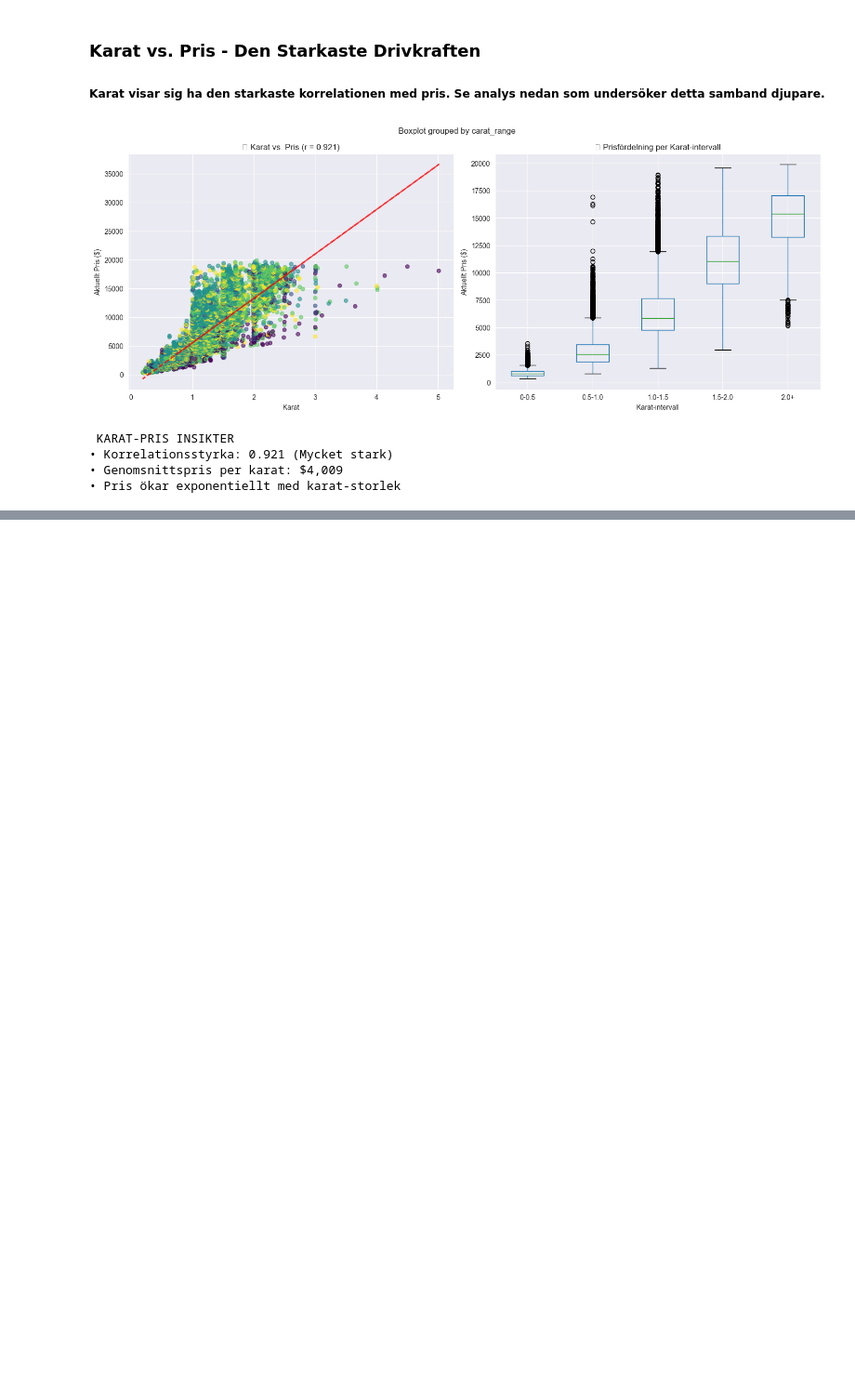
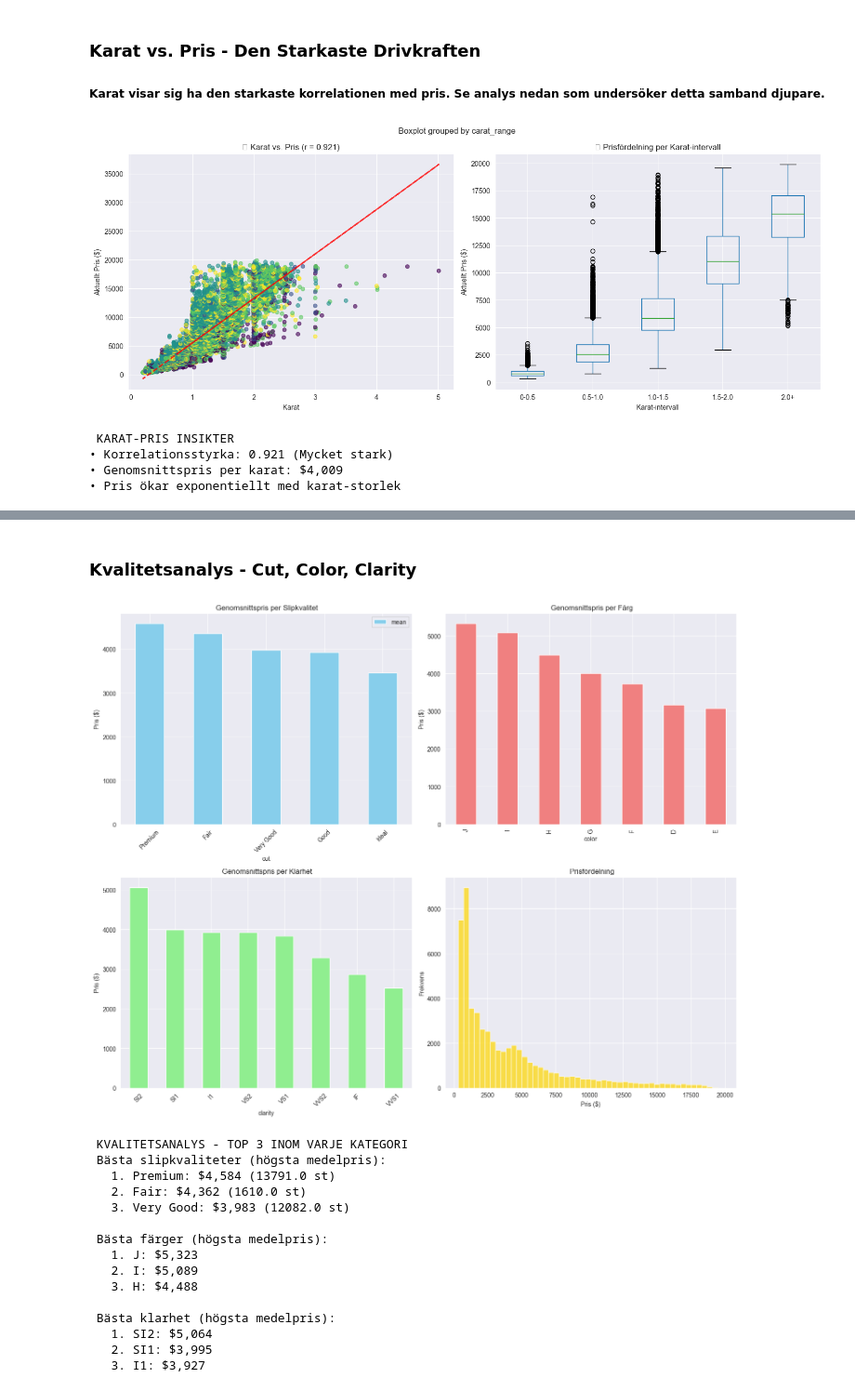
Before and after one commit to ShabanSulejmani/python_kunskapskontroll, a Jupyter notebook: del_2/Del_2_Guldfynd.ipynb, the cells around one changed output, grey strips where cells are left out. Shown at 93% size. Saved outputs shown, nothing was run; the diff lists cells and outputs as text; code cells hidden in the pictures; blank space fills up the shorter version.

```diff
--- a/del_2/Del_2_Guldfynd.ipynb
+++ b/del_2/Del_2_Guldfynd.ipynb
@@ -316,0 +375,66 @@ print(f"• Pris ökar exponentiellt med karat-storlek")
+# %% [markdown]
+### Kvalitetsanalys - Cut, Color, Clarity
+# %%
+# Analysera kvalitetsfaktorer
+fig, axes = plt.subplots(2, 2, figsize=(15, 12))
+
+# Cut analysis
+cut_analysis = df.groupby('cut')['current_price'].agg(['mean', 'count']).sort_values('mean', ascending=False)
+cut_analysis.plot(kind='bar', y='mean', ax=axes[0,0], color='skyblue')
+axes[0,0].set_title(' Genomsnittspris per Slipkvalitet')
+axes[0,0].set_ylabel('Pris ($)')
+axes[0,0].tick_params(axis='x', rotation=45)
+
+# Color analysis
+color_analysis = df.groupby('color')['current_price'].mean().sort_values(ascending=False)
+color_analysis.plot(kind='bar', ax=axes[0,1], color='lightcoral')
+axes[0,1].set_title(' Genomsnittspris per Färg')
+axes[0,1].set_ylabel('Pris ($)')
+
+# Clarity analysis
+clarity_analysis = df.groupby('clarity')['current_price'].mean().sort_values(ascending=False)
+clarity_analysis.plot(kind='bar', ax=axes[1,0], color='lightgreen')
+axes[1,0].set_title(' Genomsnittspris per Klarhet')
+axes[1,0].set_ylabel('Pris ($)')
+axes[1,0].tick_params(axis='x', rotation=45)
+
+# Price distribution
+df['current_price'].hist(bins=50, ax=axes[1,1], alpha=0.7, color='gold')
+axes[1,1].set_title(' Prisfördelning')
+axes[1,1].set_xlabel('Pris ($)')
+axes[1,1].set_ylabel('Frekvens')
+
+plt.tight_layout()
+plt.show()
+
+# Kvalitetsinsikter
+print(" KVALITETSANALYS - TOP 3 INOM VARJE KATEGORI")
+
+print(" Bästa slipkvaliteter (högsta medelpris):")
+for i, (cut, price) in enumerate(cut_analysis.head(3).iterrows(), 1):
+    print(f"   {i}. {cut}: ${price['mean']:,.0f} ({price['count']} st)")
+
+print(f"\n Bästa färger (högsta medelpris):")
+for i, (color, price) in enumerate(color_analysis.head(3).items(), 1):
+    print(f"   {i}. {color}: ${price:,.0f}")
+
+print(f"\n Bästa klarhet (högsta medelpris):")
+for i, (clarity, price) in enumerate(clarity_analysis.head(3).items(), 1):
+    print(f"   {i}. {clarity}: ${price:,.0f}")
+# %% [output]
+[figure, added]
+ KVALITETSANALYS - TOP 3 INOM VARJE KATEGORI
+ Bästa slipkvaliteter (högsta medelpris):
+   1. Premium: $4,584 (13791.0 st)
+   2. Fair: $4,362 (1610.0 st)
+   3. Very Good: $3,983 (12082.0 st)
+
+ Bästa färger (högsta medelpris):
+   1. J: $5,323
+   2. I: $5,089
+   3. H: $4,488
+
+ Bästa klarhet (högsta medelpris):
+   1. SI2: $5,064
+   2. SI1: $3,995
+   3. I1: $3,927
```
Also changed, not shown: parts of 6 cells of this notebook, 1 other file.
